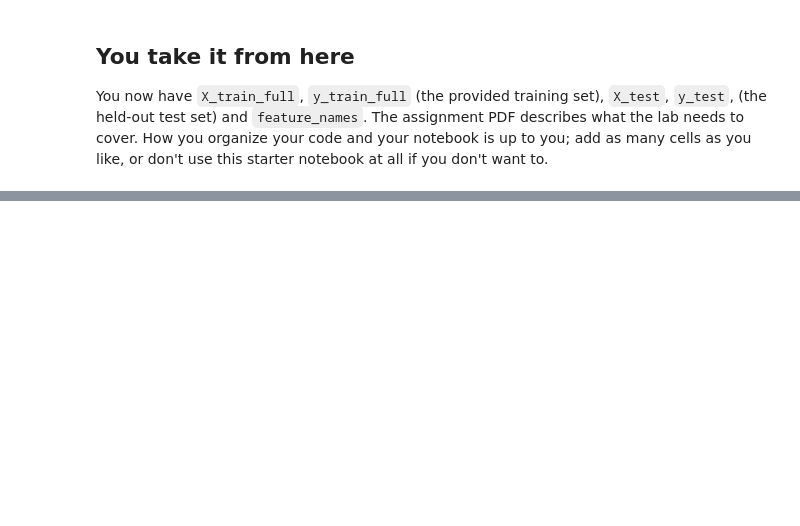
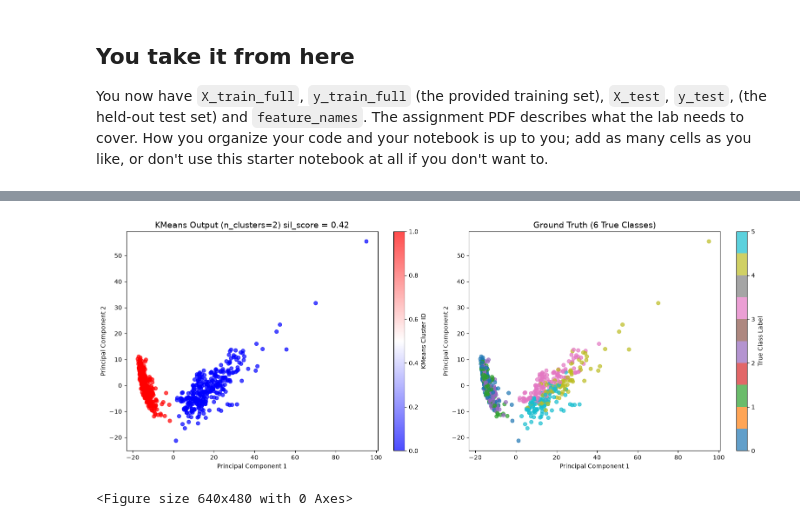
Before and after one commit to bradm1814/ai-masters-workspace, a Jupyter notebook: ARI-510-Machine-Learning/Lab 2/lab2_starter.ipynb, the cells around one changed output, grey strips where cells are left out. Saved outputs shown, nothing was run; the diff lists cells and outputs as text; code cells hidden in the pictures; blank space fills up the shorter version.

Commit message:
completed kmeans clustering

```diff
--- a/ARI-510-Machine-Learning/Lab 2/lab2_starter.ipynb
+++ b/ARI-510-Machine-Learning/Lab 2/lab2_starter.ipynb
@@ -132,0 +217,52 @@ You now have `X_train_full`, `y_train_full` (the provided training set), `X_test
+# %%
+import matplotlib.pyplot as plt
+
+from sklearn.cluster import KMeans
+
+from sklearn.metrics import silhouette_score
+
+kmeans2 = KMeans(n_clusters = 2)
+
+kmeans2.fit(X_train_scaled_pca)
+
+X_dev_pred = kmeans2.predict(X_dev_scaled_pca)
+
+sil_score = silhouette_score(X_dev_scaled_pca, X_dev_pred)
+
+# Create a figure with 2 plots side-by-side
+fig, (ax1, ax2) = plt.subplots(1, 2, figsize=(16, 6))
+
+# Plot 1: The 2 Unsupervised KMeans Clusters
+scatter1 = ax1.scatter(
+    X_dev_scaled_pca[:, 0],
+    X_dev_scaled_pca[:, 1],
+    c=X_dev_pred,
+    cmap='bwr',       # Clean Blue/Red colormap for 2 clusters
+    alpha=0.7
+)
+ax1.set_title(f'KMeans Output (n_clusters=2) sil_score = {sil_score:.2f}', fontsize=14)
+ax1.set_xlabel('Principal Component 1')
+ax1.set_ylabel('Principal Component 2')
+fig.colorbar(scatter1, ax=ax1, label='KMeans Cluster ID')
+
+y_dev_encoded = pd.Categorical(y_dev)
+
+# Plot 2: The 6 Original True Classes
+scatter2 = ax2.scatter(
+    X_dev_scaled_pca[:, 0],
+    X_dev_scaled_pca[:, 1],
+    c=y_dev_encoded.codes,          # Your original 6 classes
+    cmap='tab10',     # Categorical colormap great for up to 10 classes
+    alpha=0.7
+)
+ax2.set_title('Ground Truth (6 True Classes)', fontsize=14)
+ax2.set_xlabel('Principal Component 1')
+ax2.set_ylabel('Principal Component 2')
+fig.colorbar(scatter2, ax=ax2, label='True Class Label')
+
+plt.tight_layout()
+plt.show()
+plt.savefig("plots/k=2")
+# %% [output]
+[figure, added]
+<Figure size 640x480 with 0 Axes>
```
Also changed, not shown: parts of 24 cells of this notebook, 41 other files.
